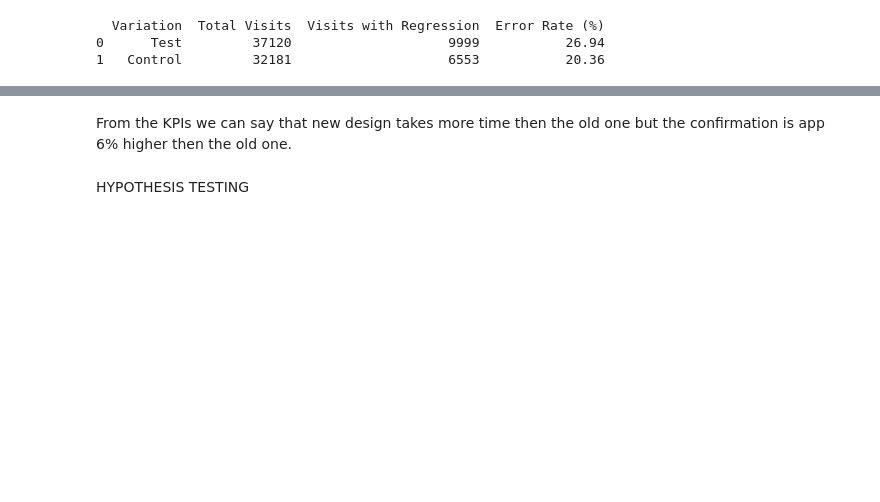
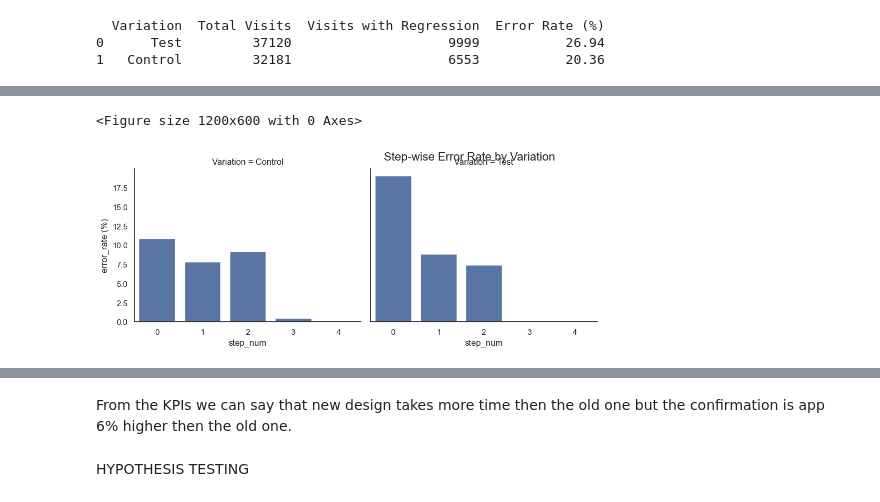
Before and after one commit to MadhurideviD/vanguard_analysis, a Jupyter notebook: vanguard_1.ipynb, the cells around one changed output, grey strips where cells are left out. Cells and saved outputs as stored; diff of their text form; code cells hidden in the pictures; blank space fills up the shorter version.

```diff
--- a/vanguard_1.ipynb
+++ b/vanguard_1.ipynb
@@ -1173,0 +1207,13 @@ Name: error, dtype: float64
+# %%
+plt.figure(figsize=(12, 6))
+sns.catplot(
+    data=step_variation_stats,
+    x='step_num', y='error_rate (%)', col='Variation',
+    kind='bar', col_wrap=3, height=4, aspect=1.2
+)
+plt.subplots_adjust(top=0.9)
+plt.suptitle("Step-wise Error Rate by Variation", fontsize=16)
+plt.show()
+# %% [output]
+<Figure size 1200x600 with 0 Axes>
+[figure, added]
```
Also changed, not shown: parts of 37 cells of this notebook, 2 other files.
